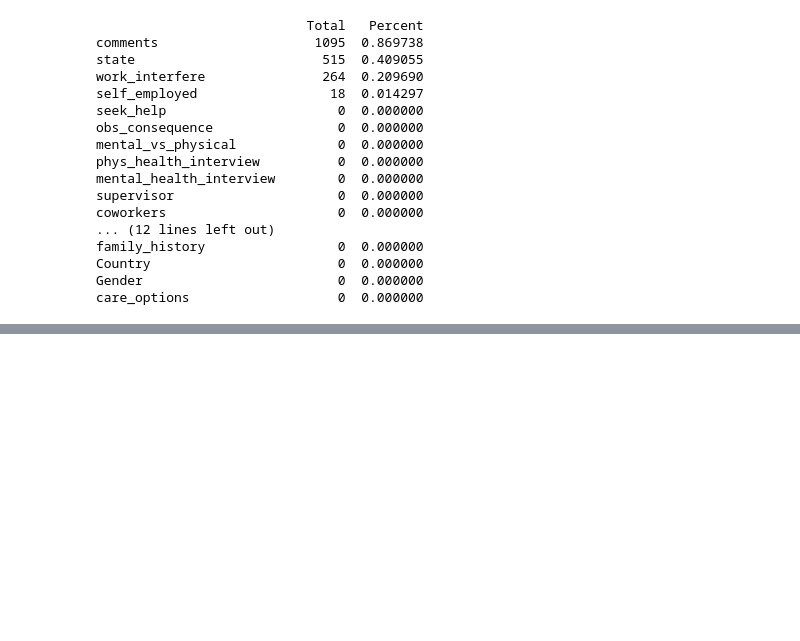
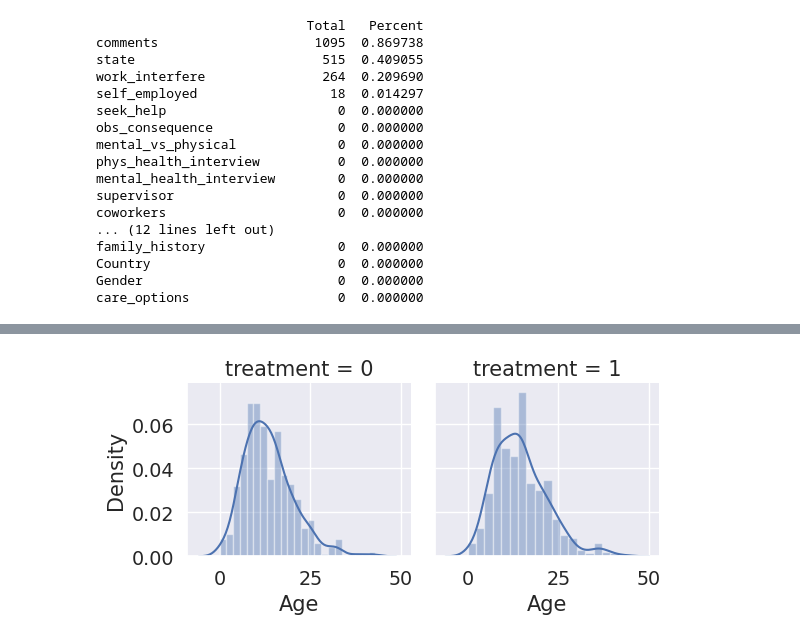
Before and after one commit to sandhyashinde06/repo, a Jupyter notebook: Sandhya_ML_Projecyt.ipynb, the cells around one changed output, grey strips where cells are left out. Cells and saved outputs as stored; diff of their text form; code cells hidden in the pictures; blank space fills up the shorter version.

```diff
--- a/Sandhya_ML_Projecyt.ipynb
+++ b/Sandhya_ML_Projecyt.ipynb
@@ -127,0 +333,6 @@ TypeError: ignored
+# %%
+# treatment available or not
+g = sns.FacetGrid(mental_health_df, col='treatment')
+g = g.map(sns.distplot, "Age")
+# %% [output]
+[figure, added]
```
Also changed, not shown: parts of 16 cells of this notebook.
